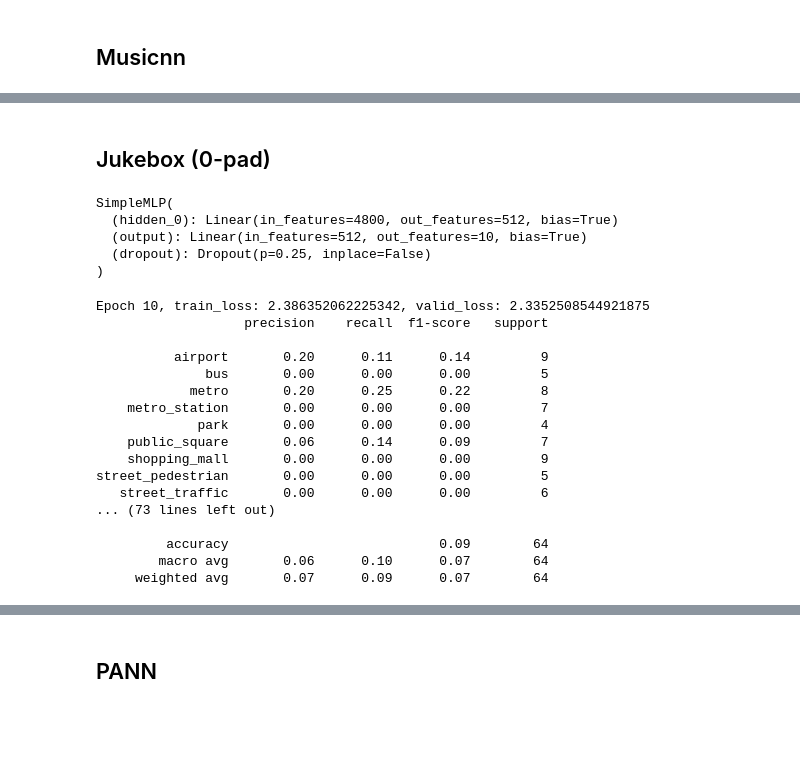
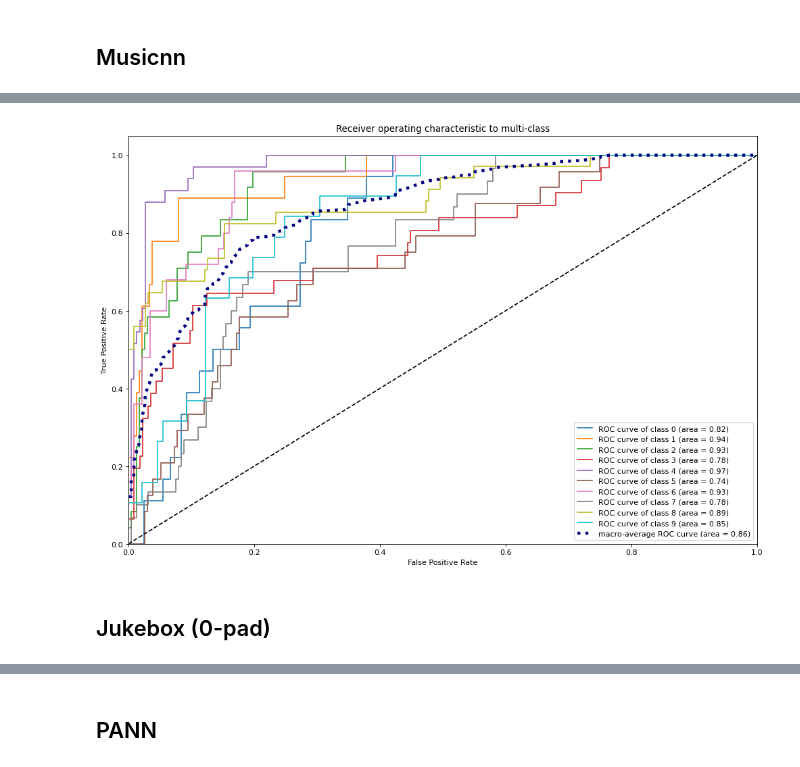
Before and after one commit to imkhoa99/Research-Project-2021, a Jupyter notebook: mlp.ipynb, the cells around one changed output, grey strips where cells are left out. Saved outputs shown, nothing was run; the diff lists cells and outputs as text; code cells hidden in the pictures; blank space fills up the shorter version.

```diff
--- a/mlp.ipynb
+++ b/mlp.ipynb
@@ -421,23 +492,0 @@ SimpleMLP(
-# %%
-# Standard scaler
-std_scaler_musicnn = StandardScaler()
-X_train_musicnn = std_scaler_clmr.fit_transform(split_to_X["musicnn"]["train"])
-X_valid_musicnn = std_scaler_clmr.fit_transform(split_to_X["musicnn"]["validation"])
-
-scaler_dict["musicnn"] = std_scaler_musicnn
-
-# Label encoding
-le_musicnn = preprocessing.LabelEncoder()
-y_train_musicnn = le_musicnn.fit_transform(split_to_y["musicnn"]["train"])
-y_valid_musicnn = le_musicnn.fit_transform(split_to_y["musicnn"]["validation"])
-
-le_dict["musicnn"] = le_musicnn
-# %%
-# Create optimizer
-optimizer_musicnn = torch.optim.Adam(
-    probe_musicnn.parameters(),
-    lr=cfg["learning_rate"],
-    weight_decay=0
-    if cfg["l2_weight_decay"] is None
-    else cfg["l2_weight_decay"],
-)
@@ -473,18 +560,7 @@ Mean average 0.078125
+# %%
+figure(figsize=(15, 10), dpi=80)
+plot_rocauc(proba_classes_val_musicnn, y_valid_vals_musicnn)
+# %% [output]
+[figure, added]
 # %% [markdown]
 ## Jukebox (0-pad)
-# %%
-probe_jukebox = SimpleMLP(
-            num_features = split_to_X["jukebox"]["train"].shape[1],
-            hidden_layer_sizes = [512],
-            num_outputs = DATASET_TO_ATTRS["dcase"]["num_outputs"],
-            dropout_input=True,
-            dropout_p=0.25,
-        )
-
-probe_jukebox.to(device)
-# %% [output]
-SimpleMLP(
-  (hidden_0): Linear(in_features=4800, out_features=512, bias=True)
-  (output): Linear(in_features=512, out_features=10, bias=True)
-  (dropout): Dropout(p=0.25, inplace=False)
-)
@@ -519,20 +566,0 @@ optimizer_jukebox = torch.optim.Adam(
-# %%
-train_losses_jukebox, val_losses_jukebox, acc_epochs_jukebox = train_valid_loop(X_train_jukebox, y_train_jukebox, X_valid_jukebox, y_valid_jukebox, probe_jukebox, cfg, std_scaler_jukebox, le_jukebox, optimizer_jukebox)
-# %% [output]
-Epoch 10, train_loss: 2.386352062225342, valid_loss: 2.3352508544921875
-                   precision    recall  f1-score   support
-
-          airport       0.20      0.11      0.14         9
-              bus       0.00      0.00      0.00         5
-            metro       0.20      0.25      0.22         8
-    metro_station       0.00      0.00      0.00         7
-             park       0.00      0.00      0.00         4
-    public_square       0.06      0.14      0.09         7
-    shopping_mall       0.00      0.00      0.00         9
-street_pedestrian       0.00      0.00      0.00         5
-   street_traffic       0.00      0.00      0.00         6
-... (73 lines left out)
-
-         accuracy                           0.09        64
-        macro avg       0.06      0.10      0.07        64
-     weighted avg       0.07      0.09      0.07        64
```
Also changed, not shown: parts of 42 cells of this notebook.
